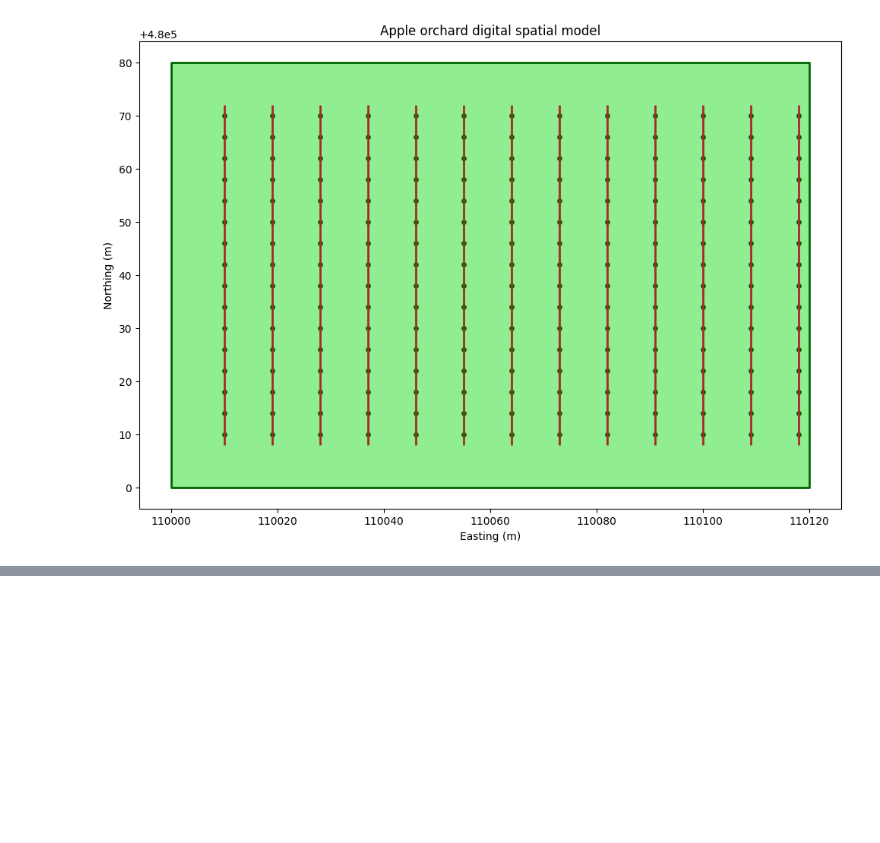
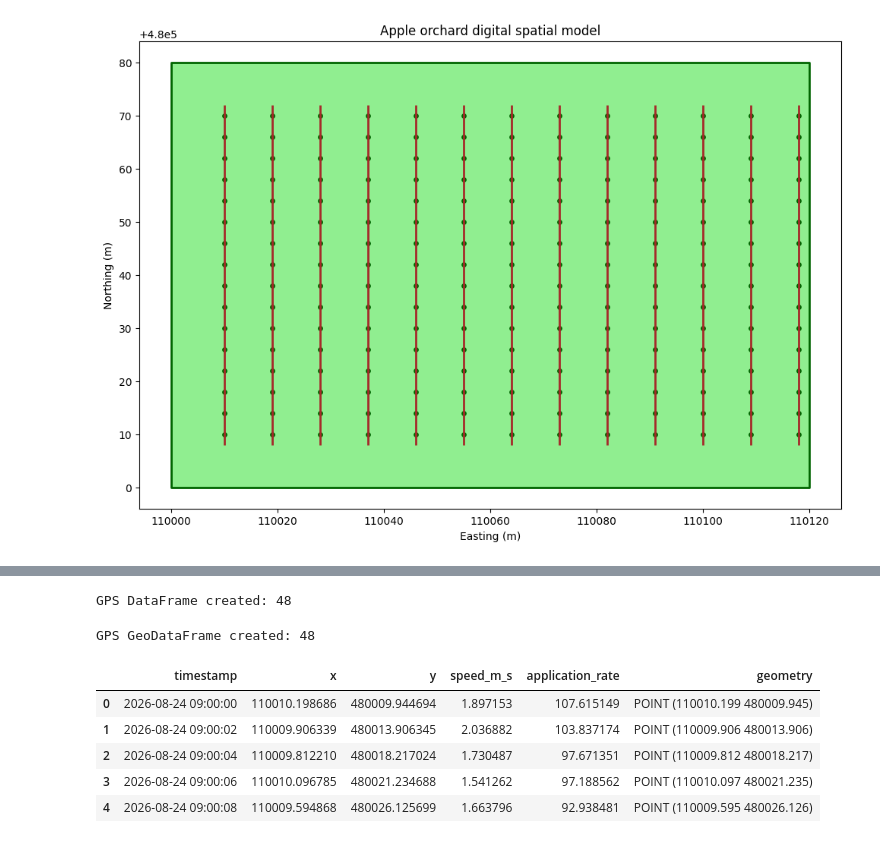
Before and after one commit to IoannisChamos/orchard-precision-farming, a Jupyter notebook: 01_build_orchard.ipynb, the cells around one changed output, grey strips where cells are left out. Drawn from its saved outputs; the diff is of its cells as text; code cells hidden in the pictures; blank space fills up the shorter version.

```diff
--- a/01_build_orchard.ipynb
+++ b/01_build_orchard.ipynb
@@ -287,0 +350,32 @@ plt.show()
+# %%
+gps_df = pd.DataFrame(gps_records)
+
+print("GPS DataFrame created:", len(gps_df))
+# %% [output]
+GPS DataFrame created: 48
+# %%
+gps_clean = gps_df.dropna(
+    subset=["x", "y"]
+).copy()
+
+gps_gdf = gpd.GeoDataFrame(
+    gps_clean,
+    geometry=gpd.points_from_xy(
+        gps_clean["x"],
+        gps_clean["y"]
+    ),
+    crs=crs
+)
+
+print("GPS GeoDataFrame created:", len(gps_gdf))
+# %% [output]
+GPS GeoDataFrame created: 48
+# %%
+gps_gdf.head()
+# %% [output]
+|  | timestamp | x | y | speed_m_s | application_rate | geometry |
+| 0 | 2026-08-24 09:00:00 | 110010.198686 | 480009.944694 | 1.897153 | 107.615149 | POINT (110010.199 480009.945) |
+| 1 | 2026-08-24 09:00:02 | 110009.906339 | 480013.906345 | 2.036882 | 103.837174 | POINT (110009.906 480013.906) |
+| 2 | 2026-08-24 09:00:04 | 110009.812210 | 480018.217024 | 1.730487 | 97.671351 | POINT (110009.812 480018.217) |
+| 3 | 2026-08-24 09:00:06 | 110010.096785 | 480021.234688 | 1.541262 | 97.188562 | POINT (110010.097 480021.235) |
+| 4 | 2026-08-24 09:00:08 | 110009.594868 | 480026.125699 | 1.663796 | 92.938481 | POINT (110009.595 480026.126) |
```
Also changed, not shown: parts of 13 cells of this notebook.
